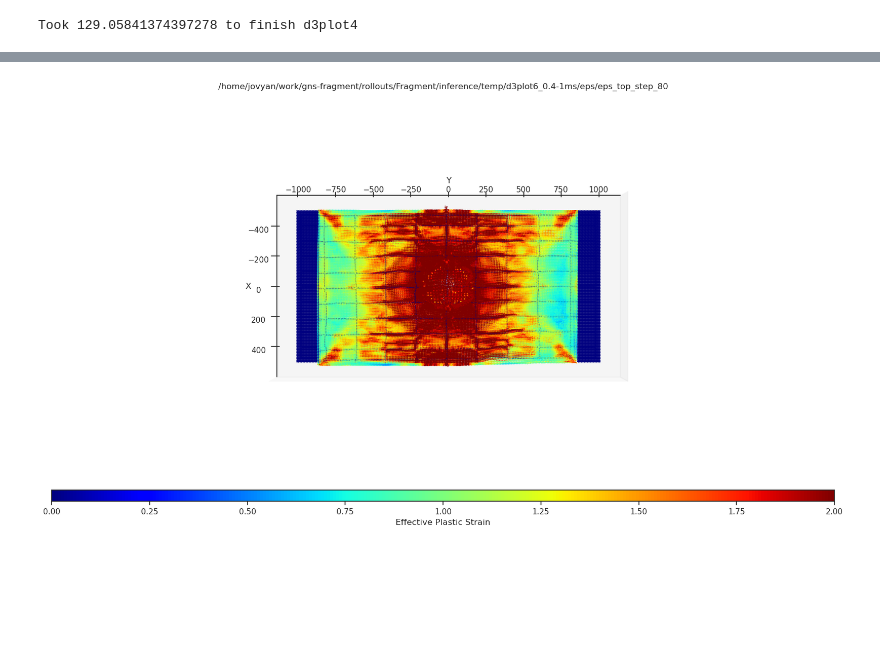
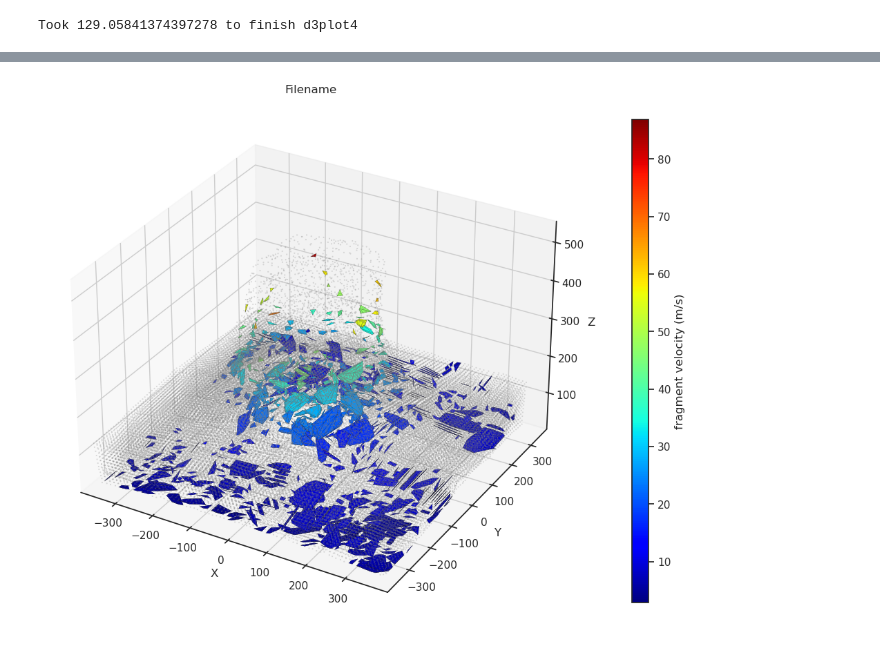
Before and after one commit to qilinli/gns-fragment, a Jupyter notebook: notebooks/report_fragment_inference.ipynb, the cells around one changed output, grey strips where cells are left out. Drawn from its saved outputs; the diff is of its cells as text; code cells hidden in the pictures; blank space fills up the shorter version.

```diff
--- a/notebooks/report_fragment_inference.ipynb
+++ b/notebooks/report_fragment_inference.ipynb
@@ -212,7 +212,7 @@ def plot_fragment(masked_particle_position, fragments, fragments_vel, savename):
 
     fig = plt.figure(figsize=(12, 10))
     ax = fig.add_subplot(111, projection='3d')
-    ax.scatter(positions[:, 0], positions[:, 1], positions[:, 2], s=0.5, c='grey', alpha=0.3)
+    ax.scatter(positions[:, 0], positions[:, 1], positions[:, 2], s=0.5, c=cmap(norm(fragment_vel)), alpha=0.3)
 
     # Loop over fragments and plot each mesh
     for idx, fragment in enumerate(fragments):
@@ -417,42 +417,54 @@ print(f"Took {elapsed_time} to finish {case}")
 # %% [output]
 Took 129.05841374397278 to finish d3plot4
 # %%
-def plot_eps(particle_pos, particle_strain, particle_type, eps_bug_mask, view, savename):
-    fig = plt.figure(figsize=(20, 12))
+def plot_fragment(masked_particle_position, masked_particle_previous_position, fragments, fragments_vel, savename):
+    positions = masked_particle_position
+    vels = masked_particle_position - masked_particle_previous_position
+    vels = np.linalg.norm(vels, axis=1) * 100 / 6
+    fragments_vel = np.linalg.norm(fragments_vel, axis=1)
+    norm = colors.Normalize(vmin=np.min(fragments_vel), vmax=np.max(fragments_vel))
+    cmap = cm.jet
+
+    fig = plt.figure(figsize=(12, 10))
     ax = fig.add_subplot(111, projection='3d')
+    ax.scatter(positions[:, 0], positions[:, 1], positions[:, 2], s=0.2, c='grey', alpha=0.3)
 
-    # Apply mask for particle type
-    mask = particle_type == 1
-    particle_strain[mask] = 0
+    # Loop over fragments and plot each mesh
+    for idx, fragment in enumerate(fragments):
+        fragment_positions = positions[list(fragment)]
+        fragment_vel = fragments_vel[idx]
 
-    # Scatter plot colored by strain values
-    sc = ax.scatter(particle_pos[~eps_bug_mask, 0], particle_pos[~eps_bug_mask, 1], particle_pos[~eps_bug_mask, 2], s=1, c=particle_strain[~eps_bug_mask], vmin=0, vmax=2, cmap='jet')
+        if len(fragment) > 3:
+            mesh = trimesh.Trimesh(vertices=fragment_positions, process=True)
+            hull = mesh.convex_hull
 
-    # Setting the aspect ratio of the plot to be equal
-    ax.set_box_aspect([np.ptp(a) for a in particle_pos.T])
+            # Get the vertices and faces from the mesh
+            vertices = hull.vertices
+            faces = hull.faces
+            color = cmap(norm(fragment_vel))
 
-    # Remove grid, ticks, and labels
-    ax.set_title(savename)
-    ax.grid(False)
-    ax.set_zticklabels([])
+            # Create a Poly3DCollection from the vertices and faces
+            mesh_plot = Poly3DCollection(vertices[faces], edgecolor='k', facecolors=color, linewidths=0.1, alpha=0.9)
+            ax.add_collection3d(mesh_plot)
+
+    # Set plot limits
+    ax.set_box_aspect([np.ptp(a) for a in positions.T])
+    ax.set_xlim(positions[:, 0].min(), positions[:, 0].max())
+    ax.set_ylim(positions[:, 1].min(), positions[:, 1].max())
+    ax.set_zlim(positions[:, 2].min(), positions[:, 2].max())
+
+    # Set labels
+    ax.set_title('Filename')
     ax.set_xlabel('X')
     ax.set_ylabel('Y')
-    ax.set_zlabel('')
+    ax.set_zlabel('Z')
 
-    # Hide the Z-axis
-    ax.zaxis.line.set_lw(0)
-    ax.set_zticks([])
-
-    # Adjust the margin between the axis ticks and labels
-    ax.tick_params(axis='both', which='major', pad=8)
-
-    # Adding a colorbar
-    cbar = plt.colorbar(sc, orientation='horizontal', pad=0., aspect=70)
-    cbar.set_label('Effective Plastic Strain')
-
-    # Changing the view angle
-    elev = -90 if 'bot' in view else 90
-    ax.view_init(elev=elev, azim=0)
+    # Add color bar
+    ax_colorbar = fig.add_axes([0.9, 0.15, 0.02, 0.7])
+    mappable = cm.ScalarMappable(norm=norm, cmap=cmap)
+    mappable.set_array(fragments_vel)
+    cbar = plt.colorbar(mappable, shrink=0.8, aspect=50, cax=ax_colorbar)
+    cbar.set_label('fragment velocity (m/s)')
 
 
 start_time = time.time()
@@ -496,8 +508,8 @@ for step in range(80, 81, 10):
    # mass_distribution = compute_mass_distribution(fragments_mass, fragments_diameter)
    # plot_mass_distribution_bar(mass_distribution, savename=str(mass_dir/ f'mass_step_{step}'))
     #plot_eps(pred_trajs[step], particle_strains[step], particle_type, view='bot', savename=str(eps_dir/ f'eps_bot_step_{step}'))
-    plot_eps(pred_trajs[step], particle_strains[step], particle_type, eps_bug_mask, view='top', savename=str(eps_dir/ f'eps_top_step_{step}'))
-    #plot_fragment(masked_particle_position, fragments, fragments_vel, savename=str(fragment_dir/ f'fragment_step_{step}'))
+    # plot_eps(pred_trajs[step], particle_strains[step], particle_type, eps_bug_mask, view='top', savename=str(eps_dir/ f'eps_top_step_{step}'))
+    plot_fragment(masked_particle_position, masked_particle_previous_position, fragments, fragments_vel, savename=str(fragment_dir/ f'fragment_step_{step}'))
 
 elapsed_time = time.time() - start_time
 print(f"Took {elapsed_time} to finish {case}")
@@ -506,4 +518,4 @@ Took 2.5554661750793457 to finish d3plot6
-[figure, old version]
+[figure, new version]
 # %%
 # Fragment centre, mass, diameter, velocity
 # mass-diameter distribution figure last step
```
Also changed, not shown: parts of 1 cell of this notebook.
